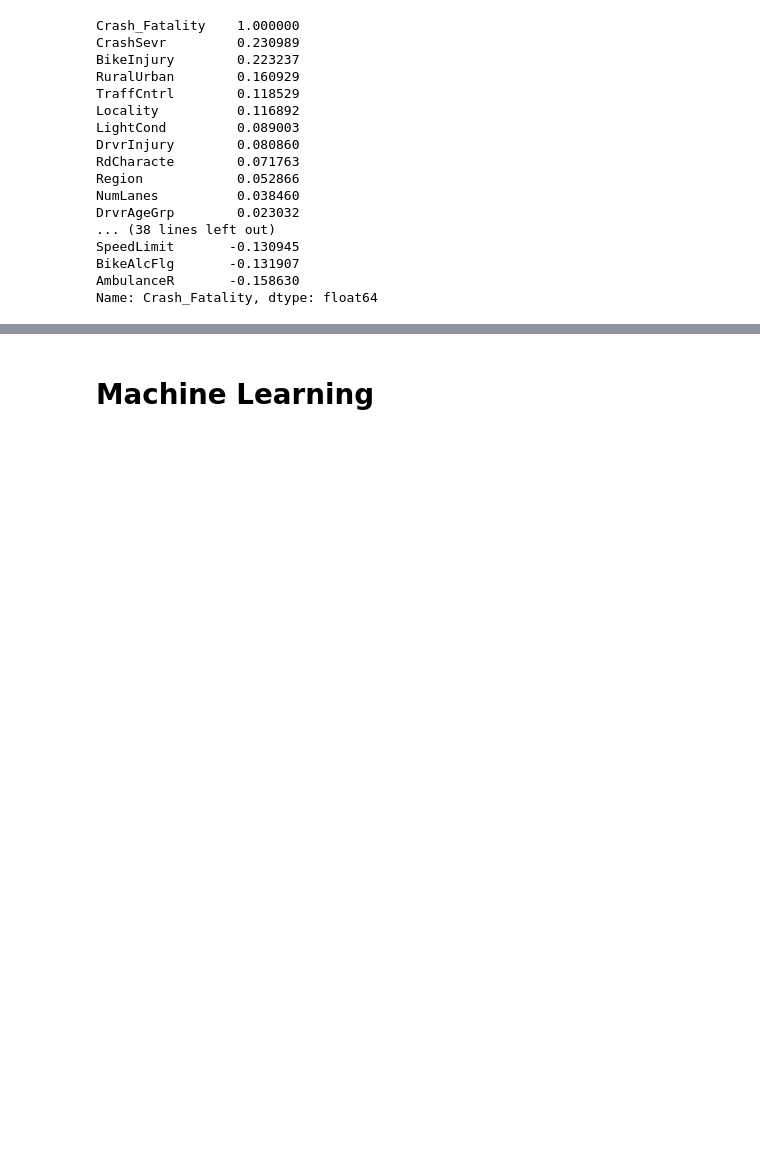
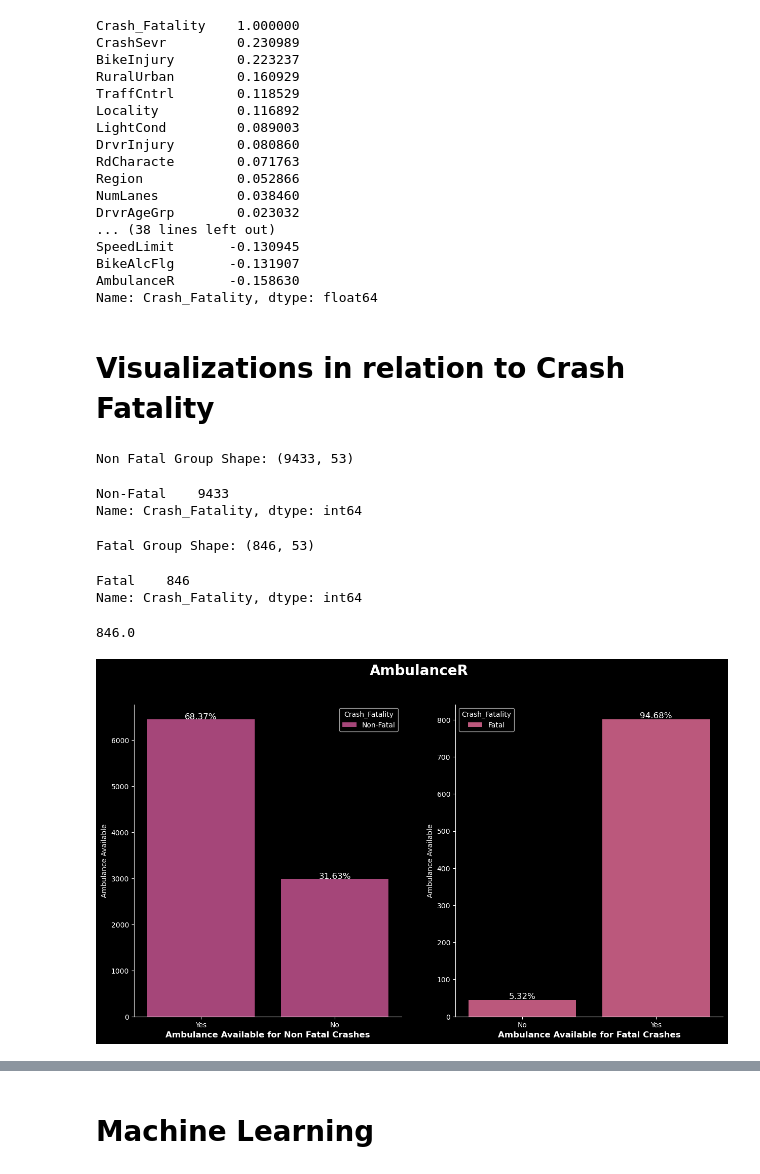
Before and after one commit to pawankumar1980/Final_Project_Bike_Pedestrian_Crash_Analysis, a Jupyter notebook: Bike_Pedestrian_Crash_Analysis_1.ipynb, the cells around one changed output, grey strips where cells are left out. Drawn from its saved outputs; the diff is of its cells as text; code cells hidden in the pictures; blank space fills up the shorter version.

```diff
--- a/Bike_Pedestrian_Crash_Analysis_1.ipynb
+++ b/Bike_Pedestrian_Crash_Analysis_1.ipynb
@@ -557,3 +557,63 @@ SpeedLimit       -0.130945
 BikeAlcFlg       -0.131907
 AmbulanceR       -0.158630
 Name: Crash_Fatality, dtype: float64
+# %% [markdown]
+# Visualizations in relation to Crash Fatality
+# %%
+#dataframe where crashes are Non-Fatal
+Non_Fatal = bike_Pedestrian_crash_df[(bike_Pedestrian_crash_df['Crash_Fatality']=="Non-Fatal")]
+print("Non Fatal Group Shape:", Non_Fatal.shape)
+
+Non_Fatal.Crash_Fatality.value_counts()
+# %% [output]
+Non Fatal Group Shape: (9433, 53)
+Non-Fatal    9433
+Name: Crash_Fatality, dtype: int64
+# %%
+#dataframe where crashes are Fatal
+Fatal = bike_Pedestrian_crash_df[(bike_Pedestrian_crash_df['Crash_Fatality']=="Fatal")]
+print("Fatal Group Shape:", Fatal.shape)
+
+Fatal.Crash_Fatality.value_counts()
+# %% [output]
+Fatal Group Shape: (846, 53)
+Fatal    846
+Name: Crash_Fatality, dtype: int64
+# %%
+#setups for adding frequencies to visualizations
+bike_Pedestrian_crash_dftotal= float(len(bike_Pedestrian_crash_df))
+nftotal= float(len(Non_Fatal))
+ftotal= float(len(Fatal))
+ftotal
+# %% [output]
+846.0
+# %%
+fig, ax =plt.subplots(1,2,figsize = (15,8))
+sns.despine(top=True, right=True, left=False, bottom=False)
+ax1 = sns.countplot("AmbulanceR", hue="Crash_Fatality", data=Non_Fatal, palette="magma_r", ax=ax[0])
+for p in ax1.patches:
+    height = p.get_height()
+    ax1.text(p.get_x()+p.get_width()/2.,
+            height + 3,
+            '{:1.2f}%'.format(height/nftotal*100),
+            ha="center",fontsize=12)
+ax1.set_xlabel('Ambulance Available for Non Fatal Crashes', fontsize=12, fontweight="bold")
+ax1.set_ylabel('Ambulance Available')
+
+
+ax2 = sns.countplot("AmbulanceR", hue="Crash_Fatality", palette="plasma", data=Fatal, color="magma_r", ax=ax[1])
+for p in ax2.patches:
+    height = p.get_height()
+    ax2.text(p.get_x()+p.get_width()/2.,
+            height + 3,
+            '{:1.2f}%'.format(height/ftotal*100),
+            ha="center",fontsize=12)
+ax2.set_xlabel('Ambulance Available for Fatal Crashes', fontsize=12, fontweight="bold")
+ax2.set_ylabel('Ambulance Available')
+
+fig.suptitle("AmbulanceR", fontsize=20, fontweight="bold")
+plt.style.use('dark_background')
+plt.savefig('AmbulanceR.png')
+fig.show()
+# %% [output]
+[figure, added]
```
Also changed, not shown: parts of 22 cells of this notebook, 18 other files.
